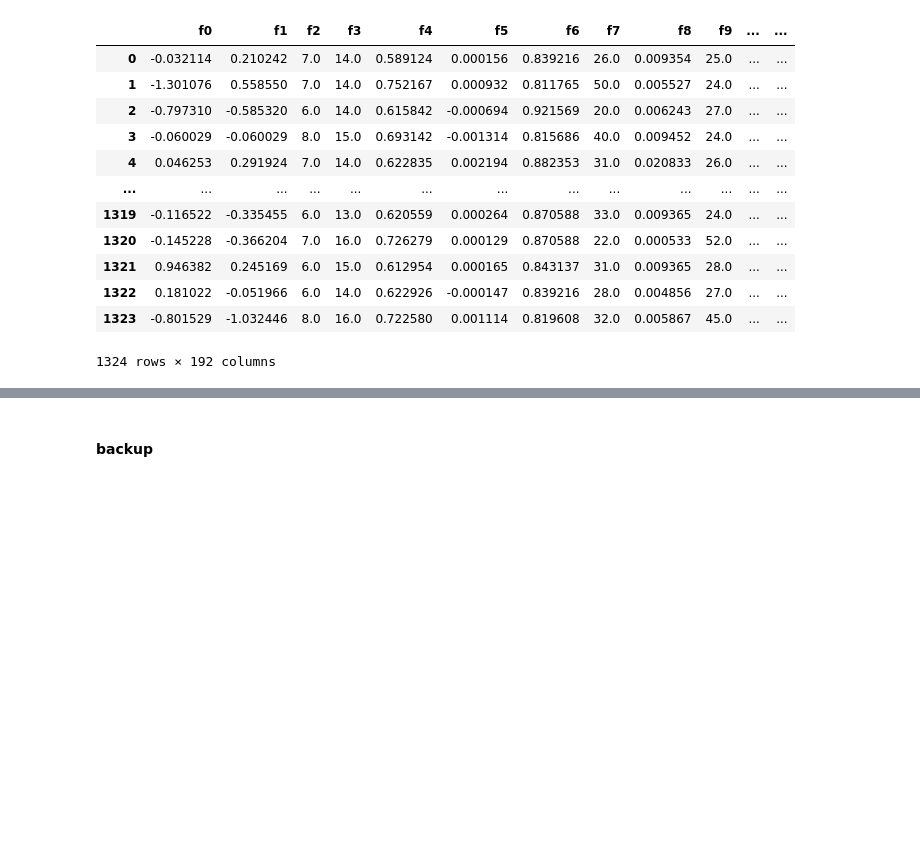
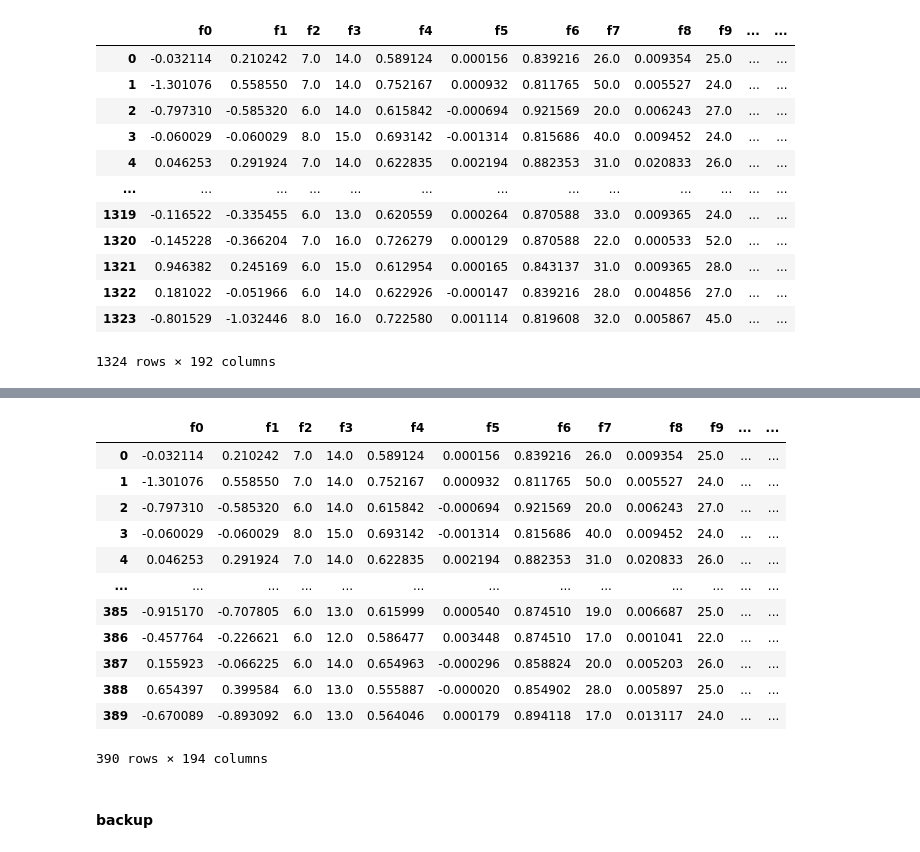
Before and after one commit to ylin00/seizurecast, a Jupyter notebook: notebooks/practice.ipynb, the cells around one changed output, grey strips where cells are left out. Drawn from its saved outputs; the diff is of its cells as text; code cells hidden in the pictures; blank space fills up the shorter version.

```diff
--- a/notebooks/practice.ipynb
+++ b/notebooks/practice.ipynb
@@ -105,3 +105,8 @@ dataset_funcs.get_features(ds)
 | 1322 | 0.181022 | -0.051966 | 6.0 | 14.0 | 0.622926 | -0.000147 | 0.839216 | 28.0 | 0.004856 | 27.0 | ... | ... |
 | 1323 | -0.801529 | -1.032446 | 8.0 | 16.0 | 0.722580 | 0.001114 | 0.819608 | 32.0 | 0.005867 | 45.0 | ... | ... |
 1324 rows × 192 columns
+# %%
+tk = tks.loc[:, 'token_path'].sample(100, random_state = 103).head(1).to_numpy()[0]
+intvs, lbls = file_io.load_tse_bi(tk)
+f, s, l = file_io.read_1_token(tk)
+intvs, lbls, np.shape(s)/np.mean(f)
@@ -108,3 +141,24 @@ dataset_funcs.get_features(ds)
+# %%
+df = dataset_funcs.get_features(ds)
+# %%
+from src.data import label
+
+df.assign(post = lambda df: label.post_sezure_s(df.index+1, intvs_, lbls),
+         pres = lambda df: label.pres_seizure_s(df.index+1, intvs_, lbls)).head(390)
+# %% [output]
+|  | f0 | f1 | f2 | f3 | f4 | f5 | f6 | f7 | f8 | f9 | ... | ... |
+| 0 | -0.032114 | 0.210242 | 7.0 | 14.0 | 0.589124 | 0.000156 | 0.839216 | 26.0 | 0.009354 | 25.0 | ... | ... |
+| 1 | -1.301076 | 0.558550 | 7.0 | 14.0 | 0.752167 | 0.000932 | 0.811765 | 50.0 | 0.005527 | 24.0 | ... | ... |
+| 2 | -0.797310 | -0.585320 | 6.0 | 14.0 | 0.615842 | -0.000694 | 0.921569 | 20.0 | 0.006243 | 27.0 | ... | ... |
+| 3 | -0.060029 | -0.060029 | 8.0 | 15.0 | 0.693142 | -0.001314 | 0.815686 | 40.0 | 0.009452 | 24.0 | ... | ... |
+| 4 | 0.046253 | 0.291924 | 7.0 | 14.0 | 0.622835 | 0.002194 | 0.882353 | 31.0 | 0.020833 | 26.0 | ... | ... |
+| ... | ... | ... | ... | ... | ... | ... | ... | ... | ... | ... | ... | ... |
+| 385 | -0.915170 | -0.707805 | 6.0 | 13.0 | 0.615999 | 0.000540 | 0.874510 | 19.0 | 0.006687 | 25.0 | ... | ... |
+| 386 | -0.457764 | -0.226621 | 6.0 | 12.0 | 0.586477 | 0.003448 | 0.874510 | 17.0 | 0.001041 | 22.0 | ... | ... |
+| 387 | 0.155923 | -0.066225 | 6.0 | 14.0 | 0.654963 | -0.000296 | 0.858824 | 20.0 | 0.005203 | 26.0 | ... | ... |
+| 388 | 0.654397 | 0.399584 | 6.0 | 13.0 | 0.555887 | -0.000020 | 0.854902 | 28.0 | 0.005897 | 25.0 | ... | ... |
+| 389 | -0.670089 | -0.893092 | 6.0 | 13.0 | 0.564046 | 0.000179 | 0.894118 | 17.0 | 0.013117 | 24.0 | ... | ... |
+390 rows × 194 columns
 # %% [markdown]
 #### backup
 # %%
```
Also changed, not shown: parts of 4 cells of this notebook, 41 other files.
